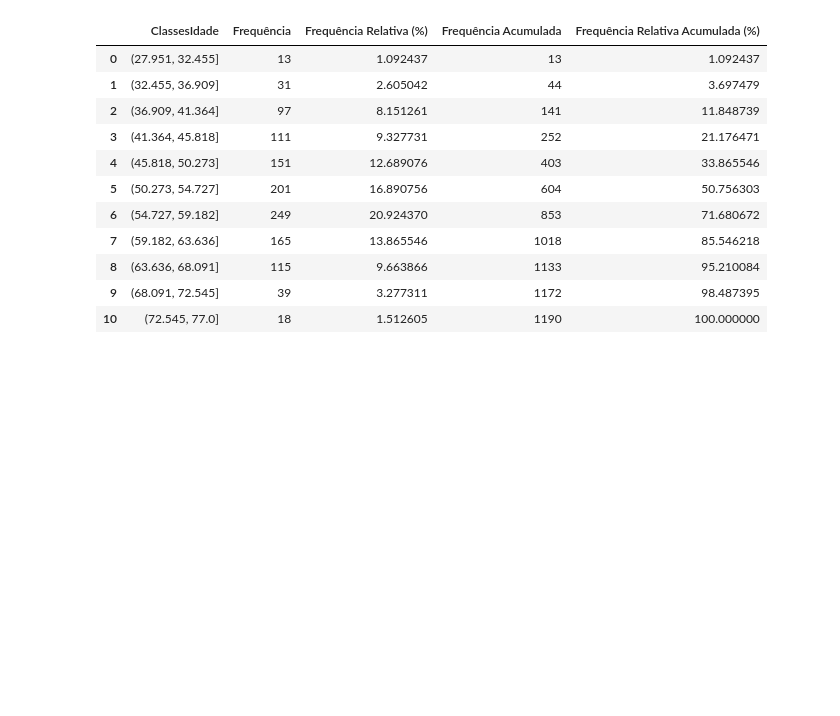
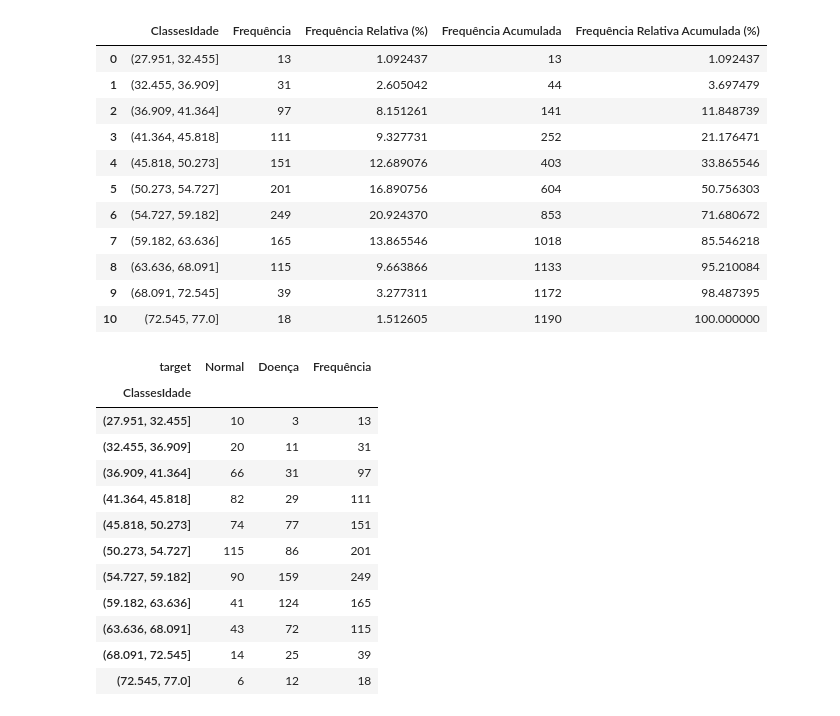
Before and after one commit to ryanrodr/ml-heart-disease, a Jupyter notebook: notebooks/analise_exploratoria.ipynb, the cells around one changed output. Saved outputs shown, nothing was run; the diff lists cells and outputs as text; code cells hidden in the pictures; blank space fills up the shorter version.

Commit message:
Adiciona tabela de frequência por classes de idade e condição cardíaca

```diff
--- a/notebooks/analise_exploratoria.ipynb
+++ b/notebooks/analise_exploratoria.ipynb
@@ -155,3 +155,22 @@ tb_frequencia
 | 8 | (63.636, 68.091] | 115 | 9.663866 | 1133 | 95.210084 |
 | 9 | (68.091, 72.545] | 39 | 3.277311 | 1172 | 98.487395 |
 | 10 | (72.545, 77.0] | 18 | 1.512605 | 1190 | 100.000000 |
+# %%
+tb_target = pd.crosstab(index=df['ClassesIdade'], columns=df['target'])
+tb_target['Frequência'] = tb_target.sum(axis=1)
+tb_target.rename(columns={0: 'Normal', 1: 'Doença'}, inplace=True)
+tb_target
+# %% [output]
+| target | Normal | Doença | Frequência |
+| ClassesIdade |  |  |  |
+| (27.951, 32.455] | 10 | 3 | 13 |
+| (32.455, 36.909] | 20 | 11 | 31 |
+| (36.909, 41.364] | 66 | 31 | 97 |
+| (41.364, 45.818] | 82 | 29 | 111 |
+| (45.818, 50.273] | 74 | 77 | 151 |
+| (50.273, 54.727] | 115 | 86 | 201 |
+| (54.727, 59.182] | 90 | 159 | 249 |
+| (59.182, 63.636] | 41 | 124 | 165 |
+| (63.636, 68.091] | 43 | 72 | 115 |
+| (68.091, 72.545] | 14 | 25 | 39 |
+| (72.545, 77.0] | 6 | 12 | 18 |
```
